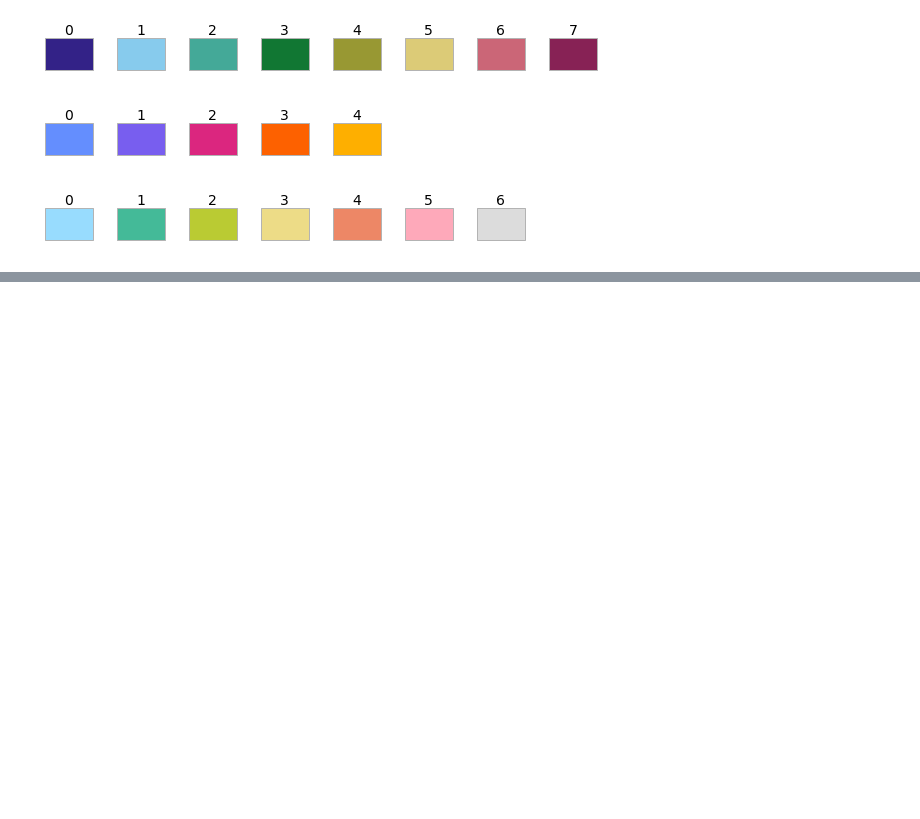
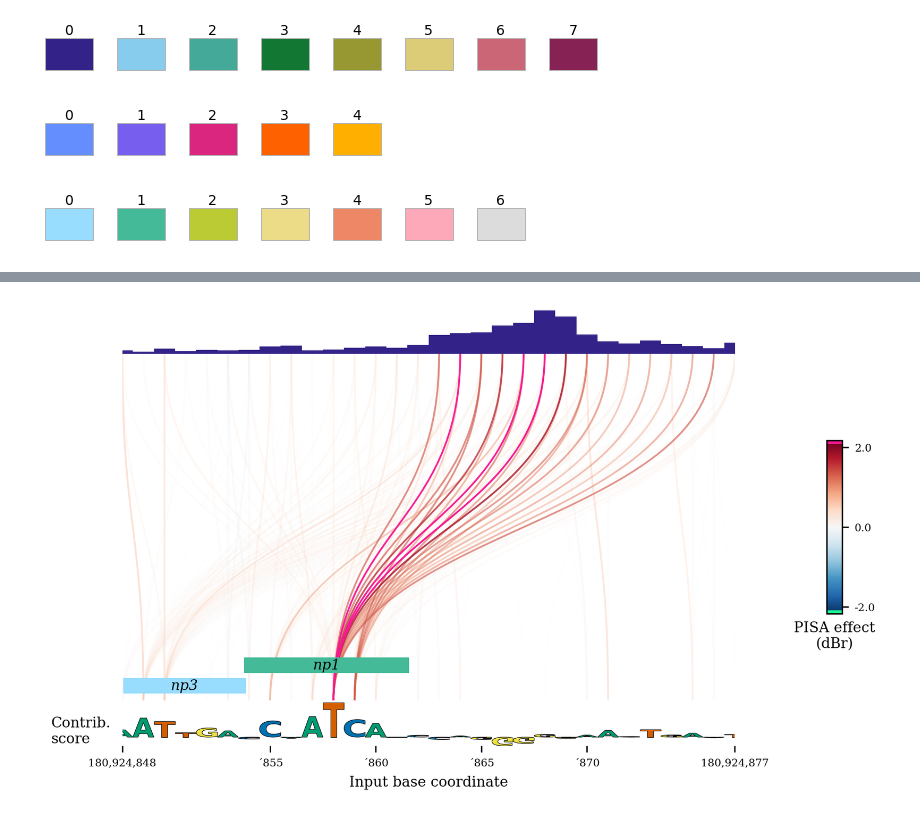
Before and after one commit to mmtrebuchet/bpreveal, a Jupyter notebook: doc/demos/documentationFigures.ipynb, the cells around one changed output, grey strips where cells are left out. Cells and saved outputs as stored; diff of their text form; code cells hidden in the pictures; blank space fills up the shorter version.

```diff
--- a/doc/demos/documentationFigures.ipynb
+++ b/doc/demos/documentationFigures.ipynb
@@ -330,0 +385,57 @@ f.savefig("../presentations/tolLight.png", dpi=300, transparent=True)
+# %%
+import bpreveal.internal.plotUtils as pu
+importlib.reload(pu)
+importlib.reload(bprplots)
+fig = plt.figure(figsize=(7,4), dpi=300)
+#fig.add_axes([0,0,1,1])
+pisaSection = {
+    "h5-name": WORKING_DIRECTORY + "/shap/pisa_nanog_negative.h5"
+}
+
+coordinatesSection = {
+    "genome-fasta": GENOME_FASTA,
+    "midpoint-offset": 1110,
+    "input-slice-width": 30,
+    "output-slice-width": 50,
+    "genome-window-start": windowStart,
+    "genome-window-chrom": windowChrom
+}
+
+predictionSection = {
+    "bigwig-name": WORKING_DIRECTORY + "/pred/nanog_residual_negative.bw"
+}
+
+importanceSection = {
+    "bigwig-name": WORKING_DIRECTORY + "/shap/nanog_profile.bw",
+    "show-sequence": True
+}
+
+annotationSection = {
+    "bed-name": WORKING_DIRECTORY + "/scan/nanog_profile.bed"
+}
+
+figureSectionPlot = {
+    "left": 0.12,
+    "bottom": 0.13,
+    "width": 0.8,
+    "height": 0.85,
+    "color-span": 0.5,
+    "annotation-height": 0.2
+}
+
+graphConfig = {
+    "pisa": pisaSection,
+    "coordinates": coordinatesSection,
+    "importance": importanceSection,
+    "predictions": predictionSection,
+    "annotations": annotationSection,
+    "figure": figureSectionPlot,
+    "min-value": 0.1
+}
+
+
+r = bprplots.plotPisaGraph(graphConfig, fig);
+#r["axes"]["predictions"].set_xticks(r["axes"]["importance"].get_xticks())
+#r["axes"]["predictions"].set_xticklabels(r["axes"]["importance"].get_xticklabels())
+# %% [output]
+[figure, added]
```
Also changed, not shown: parts of 3 cells of this notebook, 21 other files.
